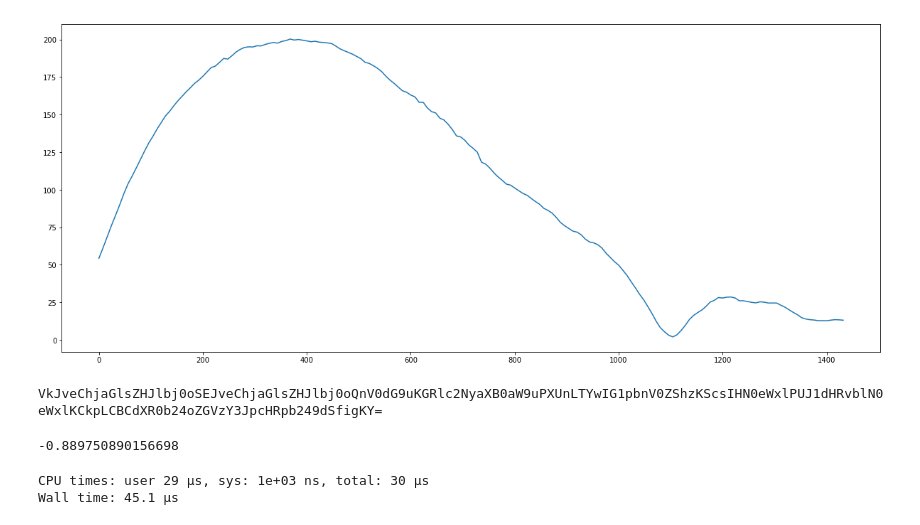
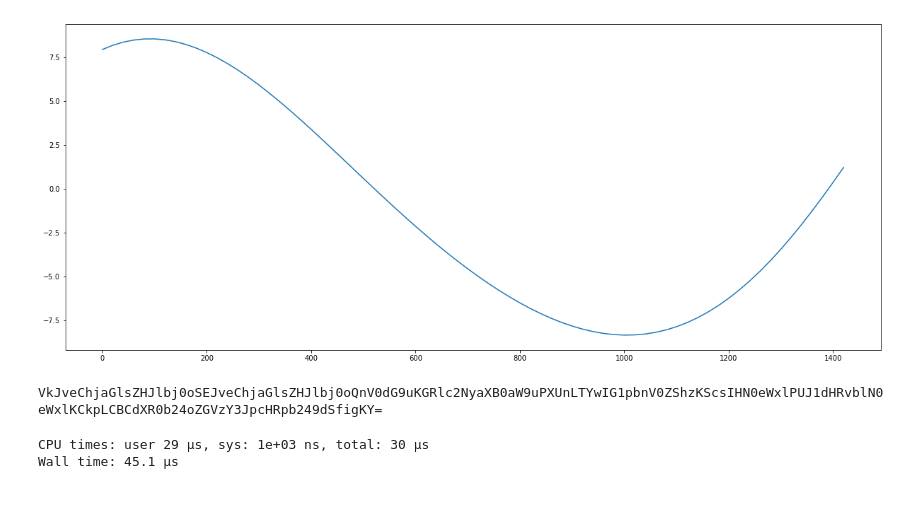
Before and after one commit to Pierre-LaurentC/IonosphericSignalRecontruction, a Jupyter notebook: matlabRequest.ipynb, the cells around one changed output. Saved outputs shown, nothing was run; the diff lists cells and outputs as text; code cells hidden in the pictures.

```diff
--- a/matlabRequest.ipynb
+++ b/matlabRequest.ipynb
@@ -11,9 +11,9 @@ from collections import defaultdict
 
 eng = matlab.engine.start_matlab()
 # %%
-year = 2010
-month = 1
-day = 3
+year = 2015
+month = 3
+day = 10
 hour = 0
 minute = 0
 second = 0
@@ -92,8 +92,8 @@ def IndicatorCalculation(dataSt, timeshift, currentDate):
     b=eng.igrf(matlab.double([stLongeo]), matlab.double([stLatgeo]), matlab.double([stAlt]), matlab.double([currentDateMatlab]), nargout=4)
 
     ratio = (((math.sqrt(pow(x1, 2)+pow(y1, 2)+pow(z1, 2)))/b[3])-1)*100
-    indicator = gaussian(ratio, 1, 0)
-    return np.round(a1,10)
+#     indicator = gaussian(ratio, 1, 0)
+    return np.round(x2,10)
 # %%
 from IPython.display import clear_output
 
@@ -181,24 +178,24 @@ plt.show()
 # %%
+%%time
 stationIndicatorVariation.clear()
 stationName = "clf"
-timeBetweenValues = 8
+timeBetweenValues = 20
 dataResolution = 0
+dataBeforeNormalizaton = np.array([])
 
 if 360%(1440/timeBetweenValues)==0:
     dataResolution = 360/(1440/timeBetweenValues)
 
     for st in allStationCodes:
-        i=0 # En minutes
         delta = endDate-startDate
         totalMinutes = (delta.total_seconds()+1)/60
-        while(i<=totalMinutes-1):
-                try:
-                    update = datetime.timedelta(minutes=i)
-                    currentDate = startDate+update
-                    stationIndicatorVariation[st].append(float(IndicatorCalculation(stationsOut.get(st), i, currentDate)))
-                except:
-                    None
-                i+=timeBetweenValues
+        for i in range(0, np.int16(totalMinutes+1), timeBetweenValues):
+            try:
+                update = datetime.timedelta(minutes=i)
+                currentDate = startDate+update
+                stationIndicatorVariation[st].append(float(IndicatorCalculation(stationsOut.get(st), i, currentDate)))
+            except:
+                None
 
 else:
     print("!ERROR! -- Your timeBetweenValues must be a multiple of the chosen time delta's amount of minutes -- !ERROR!")
@@ -206,12 +214,12 @@ else:
 # %%
-y = np.array(stationIndicatorVariation["ipm"])
+y = np.array(stationIndicatorVariation["clf"])
 x = np.arange(0, i, timeBetweenValues)
 fig= plt.figure(figsize=(20,8))
 axes= fig.add_axes([0.8,0.8,0.8,0.8])
 axes.plot(x,y)
 plt.show()
 # %% [output]
-[figure, old version]
+[figure, new version]
 # %%
 from IPython.display import display
 import ipywidgets as widgets
@@ -280,11 +288,3 @@ y_true[:] = indicatorVariationArray[64]
-# %%
-from sklearn.metrics import accuracy_score
-
-indicatorVariationArray[64] = np.full(360, np.nan)
-a = svr_rbf.score(y_true.reshape(360,1), PredictIndicatorThroughTime(64).reshape(360,1))
-print(a)
-# %% [output]
--0.889750890156698
 # %%
 %%time
 def PredictIndicatorThroughTime(wantedLatitude):
```
Also changed, not shown: parts of 15 cells of this notebook, 1 other file.
